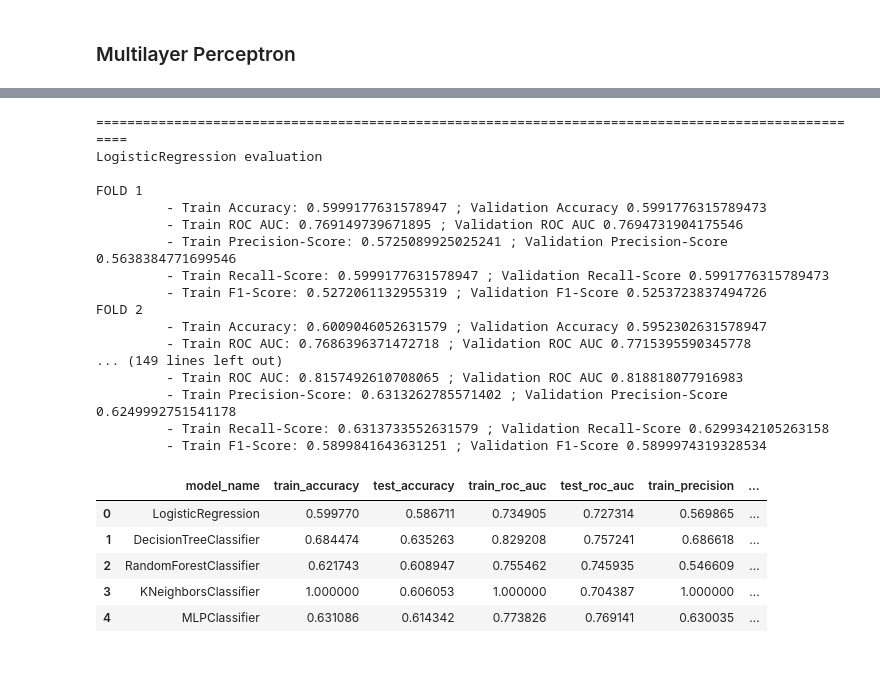
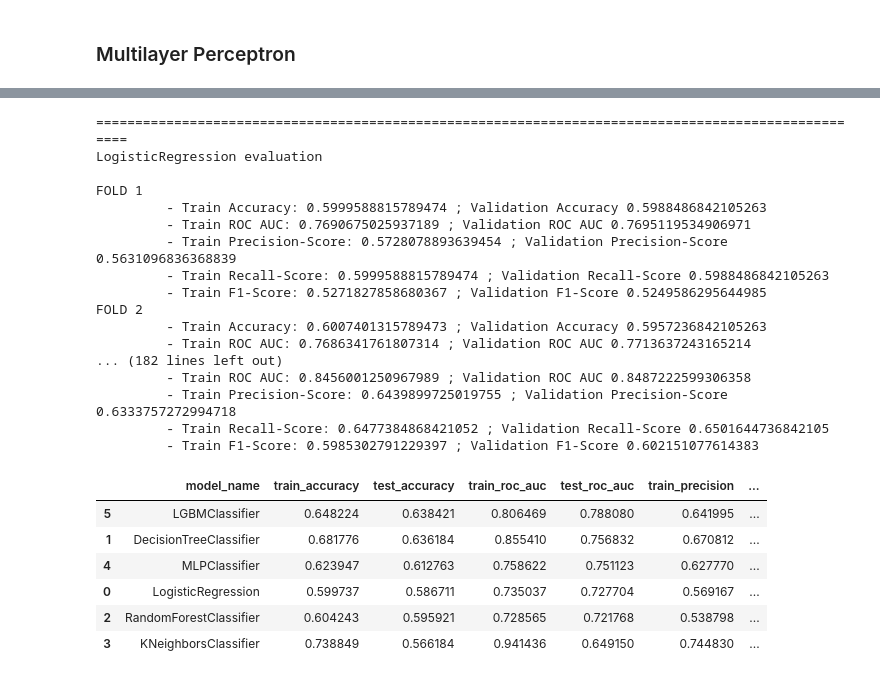
Before and after one commit to renan-cunha/intelligent-systems-project, a Jupyter notebook: training/trainer.ipynb, the cells around one changed output, grey strips where cells are left out. Drawn from its saved outputs; the diff is of its cells as text; code cells hidden in the pictures.

```diff
--- a/training/trainer.ipynb
+++ b/training/trainer.ipynb
@@ -53,7 +53,8 @@ def search_pipeline(pipeline, search_space, cv, random_state, X, y):
         cv=cv,
         verbose=1,
         n_jobs=-1,
-        random_state=random_state
+        random_state=random_state,
+        scoring="roc_auc"
     )
 
     search.fit(X_train, y_train)
@@ -79,7 +80,7 @@ search_space_log = [
     {
         "classifier__penalty": ['l2', 'l1'],
         "classifier__C": np.logspace(0, 4, 10),
-        "classifier__solver":['newton-cg', 'saga', 'sag', 'liblinear']
+        "classifier__solver":['newton-cg', 'saga', 'liblinear']
     }
 ]
 
@@ -219,22 +218,22 @@ Wall time: 1min 50s
 # %%
 %%time
 # Create a pipeline
-pipe_xgb = Pipeline(
+pipe_lgb = Pipeline(
     [
-        ("classifier", xgb.XGBClassifier(n_jobs=-1, random_state=seed_value))
+        ("classifier", lgb.LGBMClassifier(n_jobs=-1, random_state=seed_value))
     ]
 )
 
-search_space_xgb = [
+search_space_lgb = [
     {
-        # 'classifier__max_depth'        : [1, 2, 3, 4, 5, 6, 7],
-        # 'classifier__gamma'            : [0, 0.5, 1],
-        # 'classifier__learning_rate'    : [0.1, 0.01, 0.001],
-        # 'classifier__subsample'        : [0.2, 0.4, 0.5, 0.6, 0.7],
+        'classifier__max_depth'        : [1, 2, 3, 4, 5, 6, 7],
+        'classifier__gamma'            : [0, 0.5, 1],
+        'classifier__learning_rate'    : [0.1, 0.01, 0.001],
+        'classifier__subsample'        : [0.2, 0.4, 0.5, 0.6, 0.7],
         'classifier__reg_alpha'        : [0, 0.5, 1],
-        # 'classifier__reg_lambda'       : [1, 1.5, 2, 3, 4.5]
+        'classifier__reg_lambda'       : [1, 1.5, 2, 3, 4.5]
     }
 ]
 
-best_pipe_xgb = search_pipeline(pipe_xgb, search_space_xgb, cv, seed_value, X_train, y_train)
+best_pipe_lgb = search_pipeline(pipe_lgb, search_space_lgb, cv, seed_value, X_train, y_train)
 # %% [output]
@@ -278,26 +285,26 @@ def model_evaluation_folds(pipe, cv):
 
         i += 1
 # %%
-for model in [best_pipe_log, best_pipe_tree, best_pipe_rf, best_pipe_knn, best_pipe_mlp]:
+for model in [best_pipe_log, best_pipe_tree, best_pipe_rf, best_pipe_knn, best_pipe_mlp, best_pipe_lgb]:
     model_evaluation_folds(model, cv)
 # %% [output]
 ====================================================================================================
 LogisticRegression evaluation
 
 FOLD 1
-         - Train Accuracy: 0.5999177631578947 ; Validation Accuracy 0.5991776315789473
-         - Train ROC AUC: 0.769149739671895 ; Validation ROC AUC 0.7694731904175546
-         - Train Precision-Score: 0.5725089925025241 ; Validation Precision-Score 0.5638384771699546
-         - Train Recall-Score: 0.5999177631578947 ; Validation Recall-Score 0.5991776315789473
-         - Train F1-Score: 0.5272061132955319 ; Validation F1-Score 0.5253723837494726
+         - Train Accuracy: 0.5999588815789474 ; Validation Accuracy 0.5988486842105263
+         - Train ROC AUC: 0.7690675025937189 ; Validation ROC AUC 0.7695119534906971
+         - Train Precision-Score: 0.5728078893639454 ; Validation Precision-Score 0.5631096836368839
+         - Train Recall-Score: 0.5999588815789474 ; Validation Recall-Score 0.5988486842105263
+         - Train F1-Score: 0.5271827858680367 ; Validation F1-Score 0.5249586295644985
 FOLD 2
-         - Train Accuracy: 0.6009046052631579 ; Validation Accuracy 0.5952302631578947
-         - Train ROC AUC: 0.7686396371472718 ; Validation ROC AUC 0.7715395590345778
-... (149 lines left out)
-         - Train ROC AUC: 0.8157492610708065 ; Validation ROC AUC 0.818818077916983
-         - Train Precision-Score: 0.6313262785571402 ; Validation Precision-Score 0.6249992751541178
-         - Train Recall-Score: 0.6313733552631579 ; Validation Recall-Score 0.6299342105263158
-         - Train F1-Score: 0.5899841643631251 ; Validation F1-Score 0.5899974319328534
+         - Train Accuracy: 0.6007401315789473 ; Validation Accuracy 0.5957236842105263
+         - Train ROC AUC: 0.7686341761807314 ; Validation ROC AUC 0.7713637243165214
+... (182 lines left out)
+         - Train ROC AUC: 0.8456001250967989 ; Validation ROC AUC 0.8487222599306358
+         - Train Precision-Score: 0.6439899725019755 ; Validation Precision-Score 0.6333757272994718
+         - Train Recall-Score: 0.6477384868421052 ; Validation Recall-Score 0.6501644736842105
+         - Train F1-Score: 0.5985302791229397 ; Validation F1-Score 0.602151077614383
 # %%
 def evaluate_models(pipes):
     names = []
@@ -338,13 +345,14 @@ def evaluate_models(pipes):
         "train_f1_score": train_f1,
         "test_f1_score": test_f1,
     }
-)
+).sort_values("test_roc_auc", ascending=False)
 # %%
-evaluate_models(pipes=[best_pipe_log, best_pipe_tree, best_pipe_rf, best_pipe_knn, best_pipe_mlp])
+evaluate_models(pipes=[best_pipe_log, best_pipe_tree, best_pipe_rf, best_pipe_knn, best_pipe_mlp, best_pipe_lgb])
 # %% [output]
 |  | model_name | train_accuracy | test_accuracy | train_roc_auc | test_roc_auc | train_precision | ... |
-| 0 | LogisticRegression | 0.599770 | 0.586711 | 0.734905 | 0.727314 | 0.569865 | ... |
-| 1 | DecisionTreeClassifier | 0.684474 | 0.635263 | 0.829208 | 0.757241 | 0.686618 | ... |
-| 2 | RandomForestClassifier | 0.621743 | 0.608947 | 0.755462 | 0.745935 | 0.546609 | ... |
-| 3 | KNeighborsClassifier | 1.000000 | 0.606053 | 1.000000 | 0.704387 | 1.000000 | ... |
-| 4 | MLPClassifier | 0.631086 | 0.614342 | 0.773826 | 0.769141 | 0.630035 | ... |
+| 5 | LGBMClassifier | 0.648224 | 0.638421 | 0.806469 | 0.788080 | 0.641995 | ... |
+| 1 | DecisionTreeClassifier | 0.681776 | 0.636184 | 0.855410 | 0.756832 | 0.670812 | ... |
+| 4 | MLPClassifier | 0.623947 | 0.612763 | 0.758622 | 0.751123 | 0.627770 | ... |
+| 0 | LogisticRegression | 0.599737 | 0.586711 | 0.735037 | 0.727704 | 0.569167 | ... |
+| 2 | RandomForestClassifier | 0.604243 | 0.595921 | 0.728565 | 0.721768 | 0.538798 | ... |
+| 3 | KNeighborsClassifier | 0.738849 | 0.566184 | 0.941436 | 0.649150 | 0.744830 | ... |
```
Also changed, not shown: parts of 11 cells of this notebook, 3 other files.
